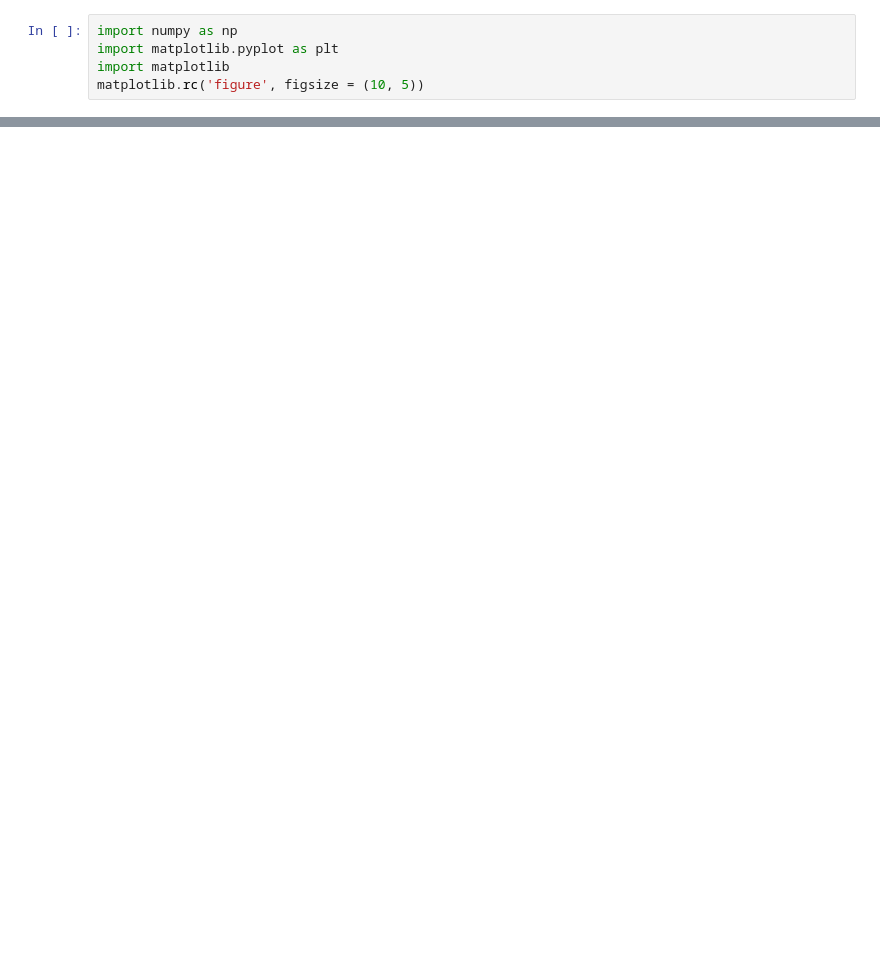
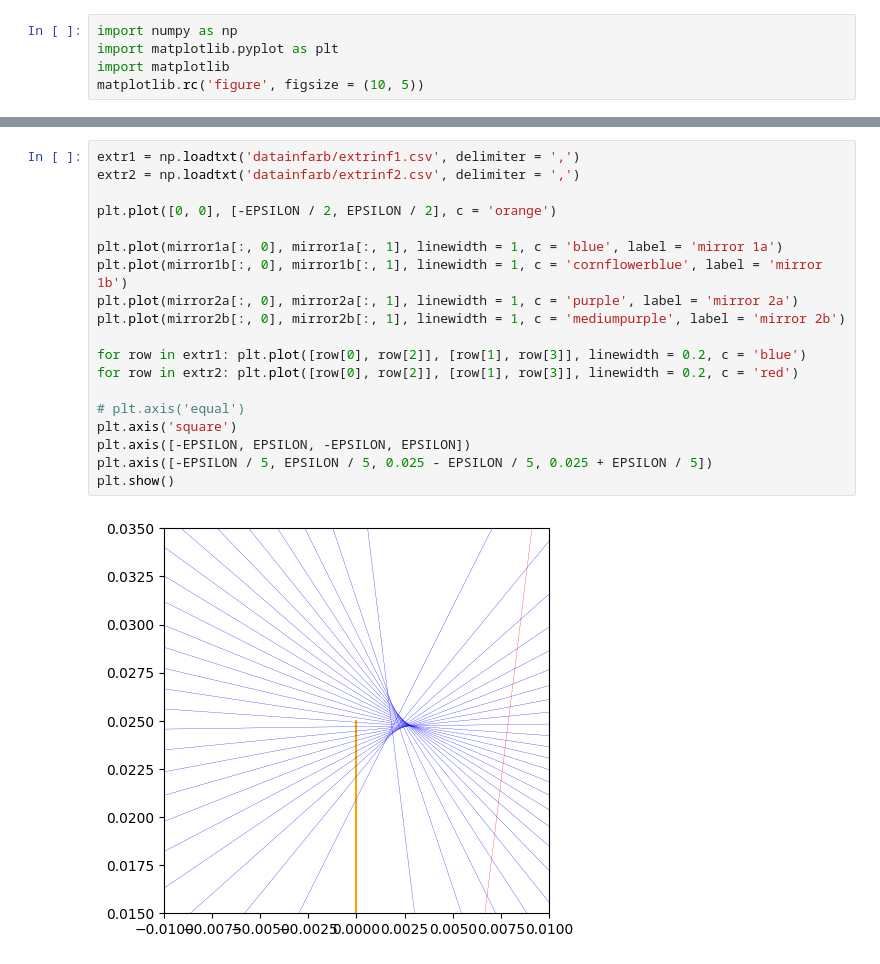
Before and after one commit to ssteinberg/solar_optical_concentrator, a Jupyter notebook: plotinfarb.ipynb, the cells around one changed output, grey strips where cells are left out. Saved outputs shown, nothing was run; the diff lists cells and outputs as text; blank space fills up the shorter version.

```diff
--- a/plotinfarb.ipynb
+++ b/plotinfarb.ipynb
@@ -46,0 +29,21 @@ plt.show()
+# %%
+extr1 = np.loadtxt('datainfarb/extrinf1.csv', delimiter = ',')
+extr2 = np.loadtxt('datainfarb/extrinf2.csv', delimiter = ',')
+
+plt.plot([0, 0], [-EPSILON / 2, EPSILON / 2], c = 'orange')
+
+plt.plot(mirror1a[:, 0], mirror1a[:, 1], linewidth = 1, c = 'blue', label = 'mirror 1a')
+plt.plot(mirror1b[:, 0], mirror1b[:, 1], linewidth = 1, c = 'cornflowerblue', label = 'mirror 1b')
+plt.plot(mirror2a[:, 0], mirror2a[:, 1], linewidth = 1, c = 'purple', label = 'mirror 2a')
+plt.plot(mirror2b[:, 0], mirror2b[:, 1], linewidth = 1, c = 'mediumpurple', label = 'mirror 2b')
+
+for row in extr1: plt.plot([row[0], row[2]], [row[1], row[3]], linewidth = 0.2, c = 'blue')
+for row in extr2: plt.plot([row[0], row[2]], [row[1], row[3]], linewidth = 0.2, c = 'red')
+
+# plt.axis('equal')
+plt.axis('square')
+plt.axis([-EPSILON, EPSILON, -EPSILON, EPSILON])
+plt.axis([-EPSILON / 5, EPSILON / 5, 0.025 - EPSILON / 5, 0.025 + EPSILON / 5])
+plt.show()
+# %% [output]
+[figure, added]
```
Also changed, not shown: parts of 3 cells of this notebook, 1 other file.
